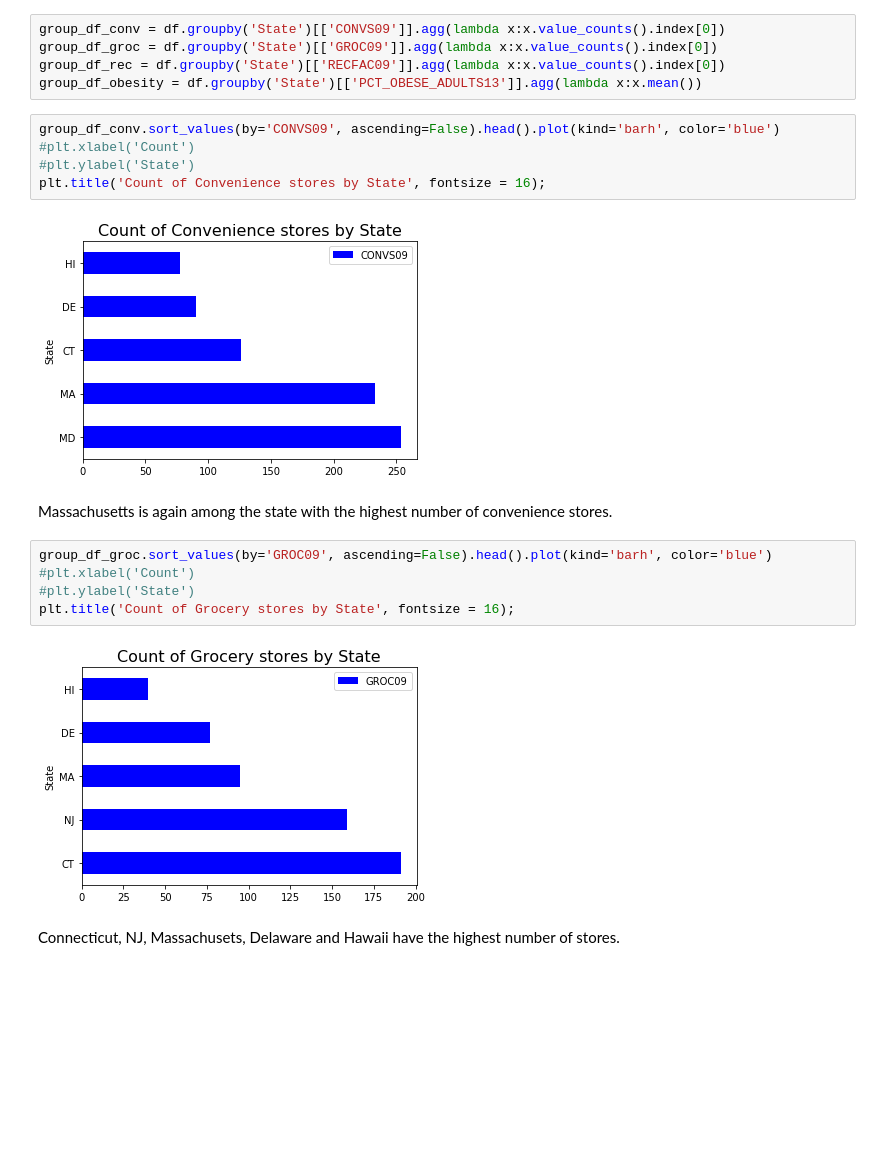
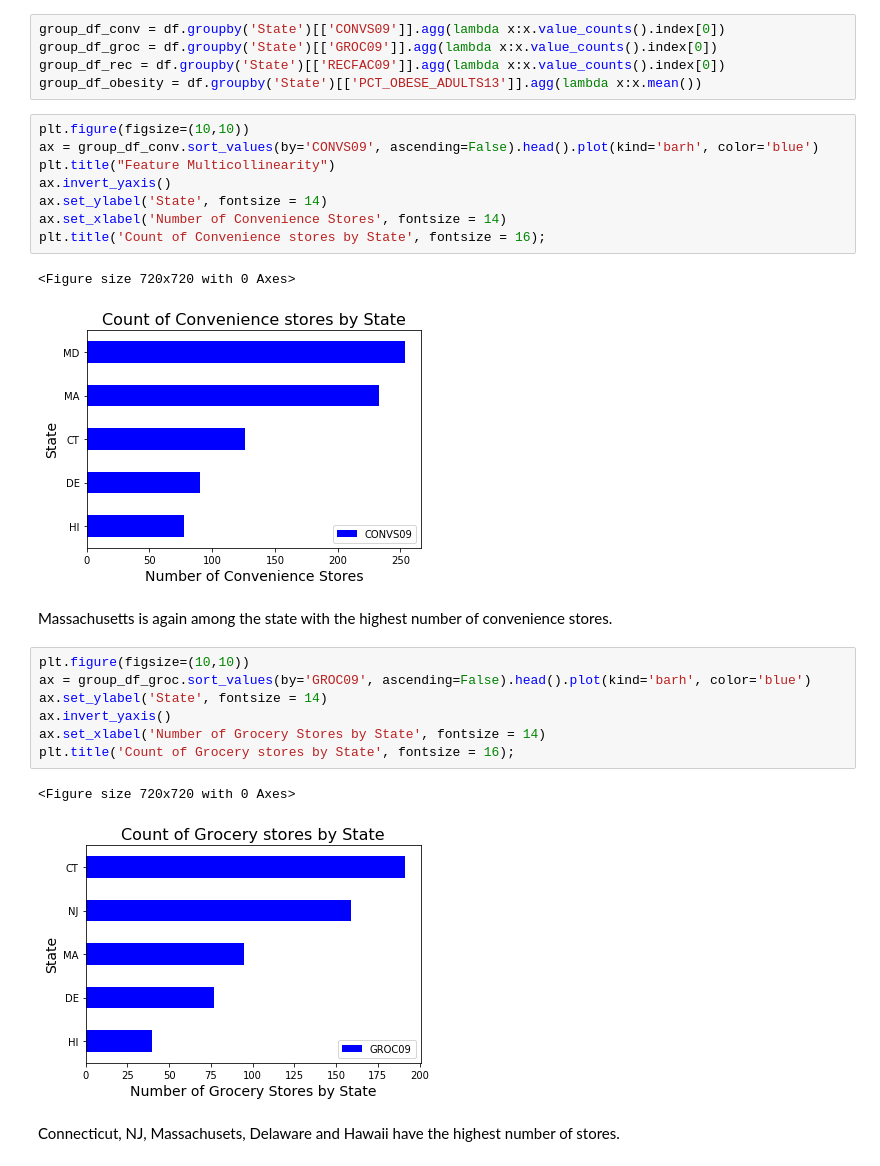
Before and after one commit to Graceallison/Predicting-Obesity-Rates-Based-on-Food-Atlas, a Jupyter notebook: Code/Data collecting and EDA.ipynb, the cells around one changed output. Cells and saved outputs as stored; diff of their text form; blank space fills up the shorter version.

Commit message:
fixed some graphs

```diff
--- a/Code/Data collecting and EDA.ipynb
+++ b/Code/Data collecting and EDA.ipynb
@@ -547,21 +547,28 @@ group_df_groc = df.groupby('State')[['GROC09']].agg(lambda x:x.value_counts().in
 group_df_rec = df.groupby('State')[['RECFAC09']].agg(lambda x:x.value_counts().index[0])
 group_df_obesity = df.groupby('State')[['PCT_OBESE_ADULTS13']].agg(lambda x:x.mean())
 # %%
-group_df_conv.sort_values(by='CONVS09', ascending=False).head().plot(kind='barh', color='blue')
-#plt.xlabel('Count')
-#plt.ylabel('State')
+plt.figure(figsize=(10,10))
+ax = group_df_conv.sort_values(by='CONVS09', ascending=False).head().plot(kind='barh', color='blue')
+plt.title("Feature Multicollinearity")
+ax.invert_yaxis()
+ax.set_ylabel('State', fontsize = 14)
+ax.set_xlabel('Number of Convenience Stores', fontsize = 14)
 plt.title('Count of Convenience stores by State', fontsize = 16);
 # %% [output]
+<Figure size 720x720 with 0 Axes>
-[figure, old version]
+[figure, new version]
 # %% [markdown]
 Massachusetts is again among the state with the highest number of convenience stores.
 # %%
-group_df_groc.sort_values(by='GROC09', ascending=False).head().plot(kind='barh', color='blue')
-#plt.xlabel('Count')
-#plt.ylabel('State')
+plt.figure(figsize=(10,10))
+ax = group_df_groc.sort_values(by='GROC09', ascending=False).head().plot(kind='barh', color='blue')
+ax.set_ylabel('State', fontsize = 14)
+ax.invert_yaxis()
+ax.set_xlabel('Number of Grocery Stores by State', fontsize = 14)
 plt.title('Count of Grocery stores by State', fontsize = 16);
 # %% [output]
+<Figure size 720x720 with 0 Axes>
-[figure, old version]
+[figure, new version]
 # %% [markdown]
 Connecticut, NJ, Massachusets, Delaware and Hawaii have the highest number of stores.
 # %%
```
Also changed, not shown: parts of 5 cells of this notebook.
